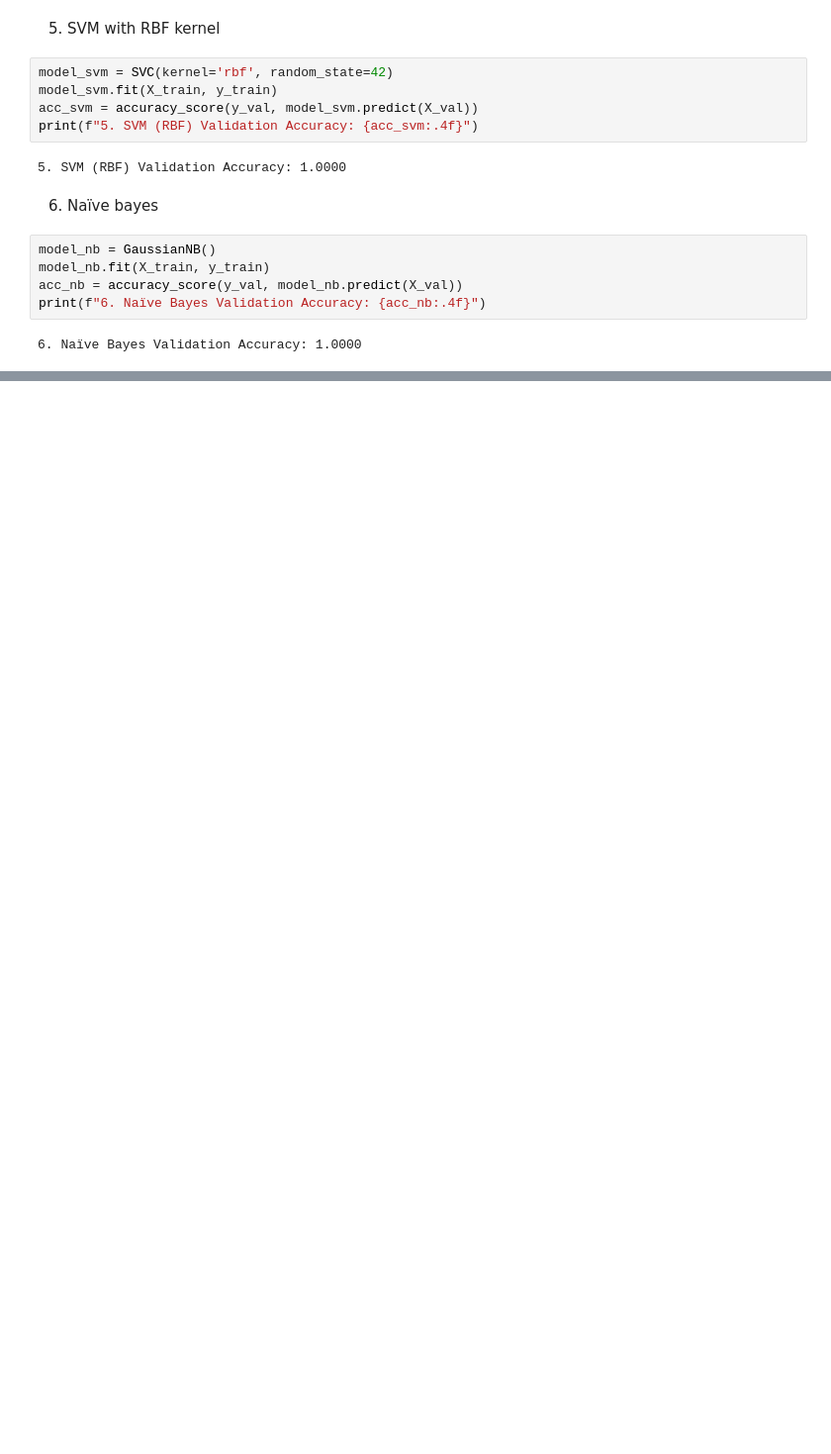
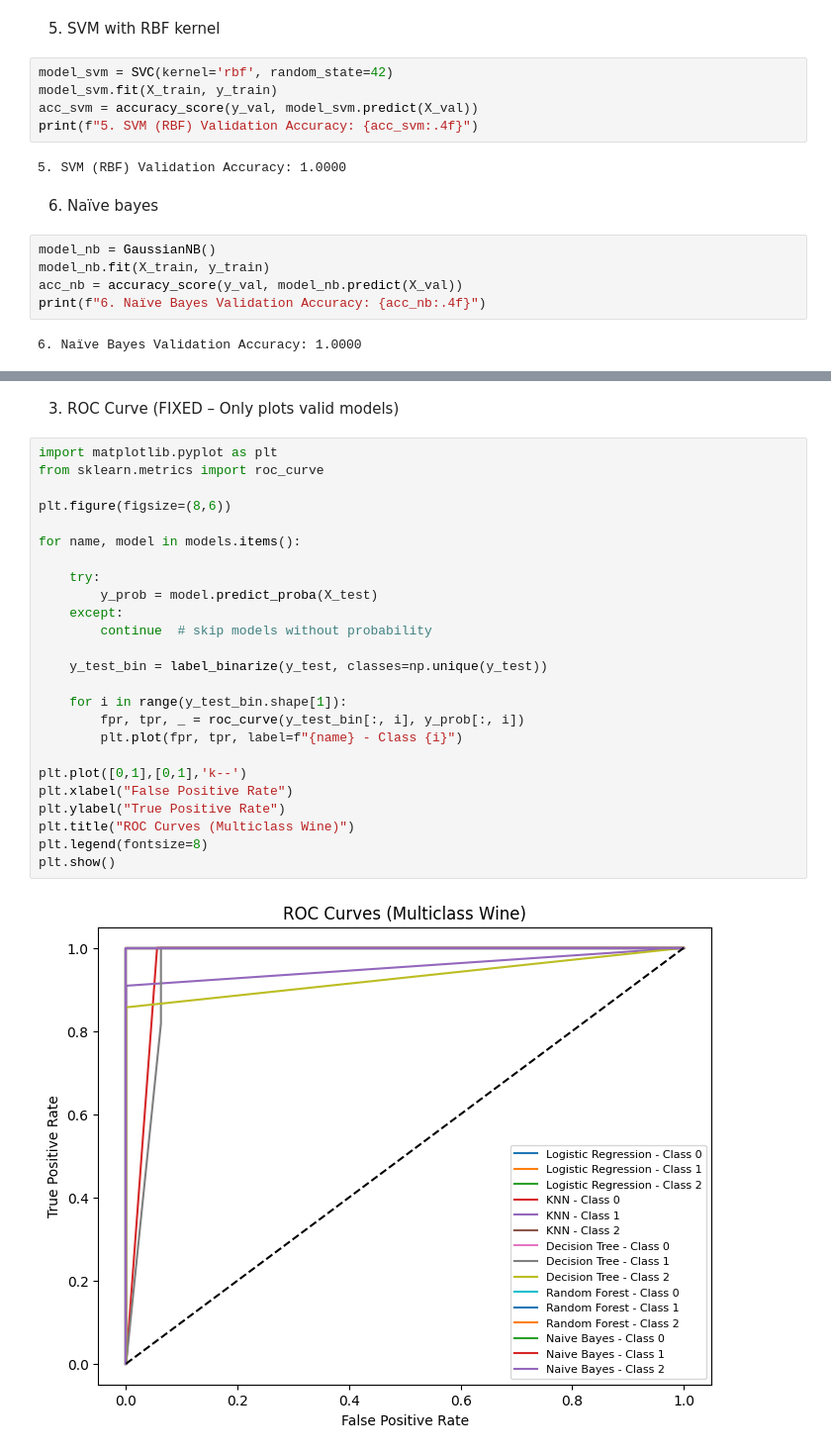
Before and after one commit to KeziahParpa/ICT120---Midterm-Group-Activity, a Jupyter notebook: Wine_Quality_Analysis.ipynb, the cells around one changed output, grey strips where cells are left out. Shown at 99% size. Drawn from its saved outputs; the diff is of its cells as text; blank space fills up the shorter version.

```diff
--- a/Wine_Quality_Analysis.ipynb
+++ b/Wine_Quality_Analysis.ipynb
@@ -259,0 +314,29 @@ PART D - Analysis & Reflection
+# %% [markdown]
+3. ROC Curve (FIXED – Only plots valid models)
+# %%
+import matplotlib.pyplot as plt
+from sklearn.metrics import roc_curve
+
+plt.figure(figsize=(8,6))
+
+for name, model in models.items():
+
+    try:
+        y_prob = model.predict_proba(X_test)
+    except:
+        continue  # skip models without probability
+
+    y_test_bin = label_binarize(y_test, classes=np.unique(y_test))
+
+    for i in range(y_test_bin.shape[1]):
+        fpr, tpr, _ = roc_curve(y_test_bin[:, i], y_prob[:, i])
+        plt.plot(fpr, tpr, label=f"{name} - Class {i}")
+
+plt.plot([0,1],[0,1],'k--')
+plt.xlabel("False Positive Rate")
+plt.ylabel("True Positive Rate")
+plt.title("ROC Curves (Multiclass Wine)")
+plt.legend(fontsize=8)
+plt.show()
+# %% [output]
+[figure, added]
```
Also changed, not shown: parts of 11 cells of this notebook.
